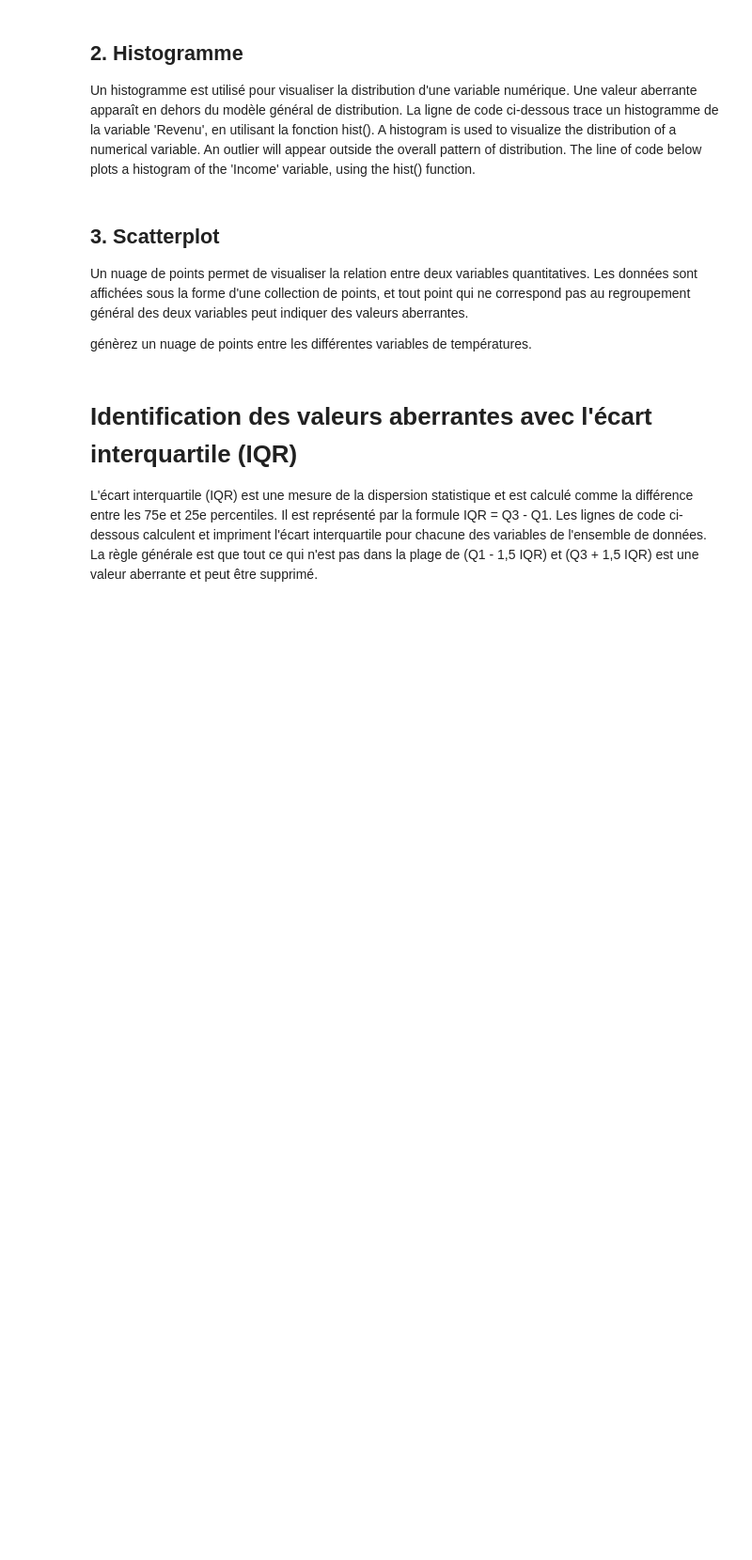
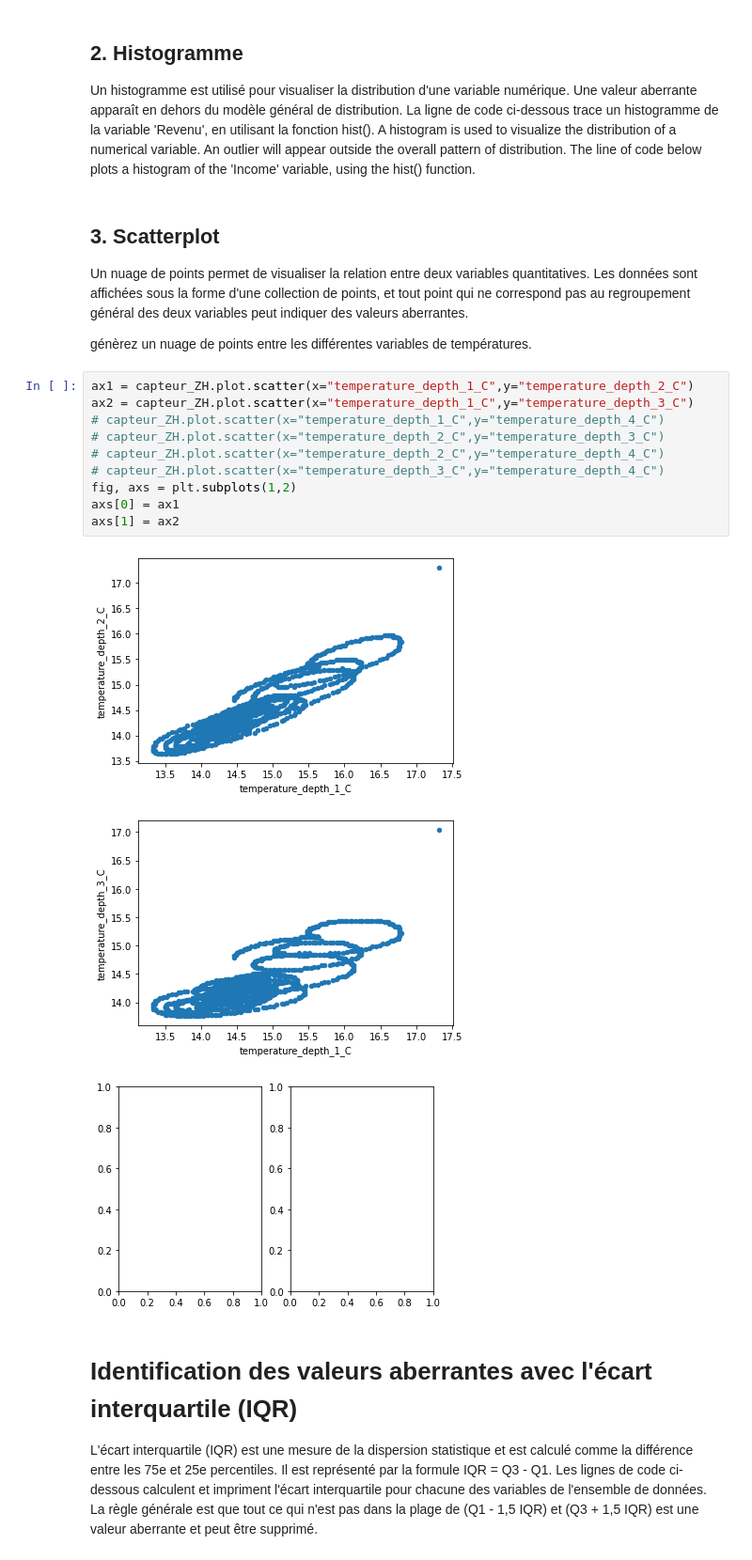
Before and after one commit to agnes-riviere/MOLONARI_1D_RESOURCES, a Jupyter notebook: Students/Felix-Camilo/data-cleaning-Chengfeng(Felix),Camilo_new.ipynb, the cells around one changed output. Shown at 94% size. Cells and saved outputs as stored; diff of their text form; blank space fills up the shorter version.

```diff
--- a/Students/Felix-Camilo/data-cleaning-Chengfeng(Felix),Camilo_new.ipynb
+++ b/Students/Felix-Camilo/data-cleaning-Chengfeng(Felix),Camilo_new.ipynb
@@ -225,6 +233,20 @@ Un histogramme est utilisé pour visualiser la distribution d'une variable numé
 Un nuage de points permet de visualiser la relation entre deux variables quantitatives. Les données sont affichées sous la forme d'une collection de points, et tout point qui ne correspond pas au regroupement général des deux variables peut indiquer des valeurs aberrantes.
 
 génèrez un nuage de points entre les différentes variables de températures.
+# %%
+ax1 = capteur_ZH.plot.scatter(x="temperature_depth_1_C",y="temperature_depth_2_C")
+ax2 = capteur_ZH.plot.scatter(x="temperature_depth_1_C",y="temperature_depth_3_C")
+# capteur_ZH.plot.scatter(x="temperature_depth_1_C",y="temperature_depth_4_C")
+# capteur_ZH.plot.scatter(x="temperature_depth_2_C",y="temperature_depth_3_C")
+# capteur_ZH.plot.scatter(x="temperature_depth_2_C",y="temperature_depth_4_C")
+# capteur_ZH.plot.scatter(x="temperature_depth_3_C",y="temperature_depth_4_C")
+fig, axs = plt.subplots(1,2)
+axs[0] = ax1
+axs[1] = ax2
+# %% [output]
+[figure, added]
+[figure, added]
+[figure, added]
 # %% [markdown]
 # Identification des valeurs aberrantes avec l'écart interquartile (IQR)
 
```
Also changed, not shown: parts of 6 cells of this notebook.
